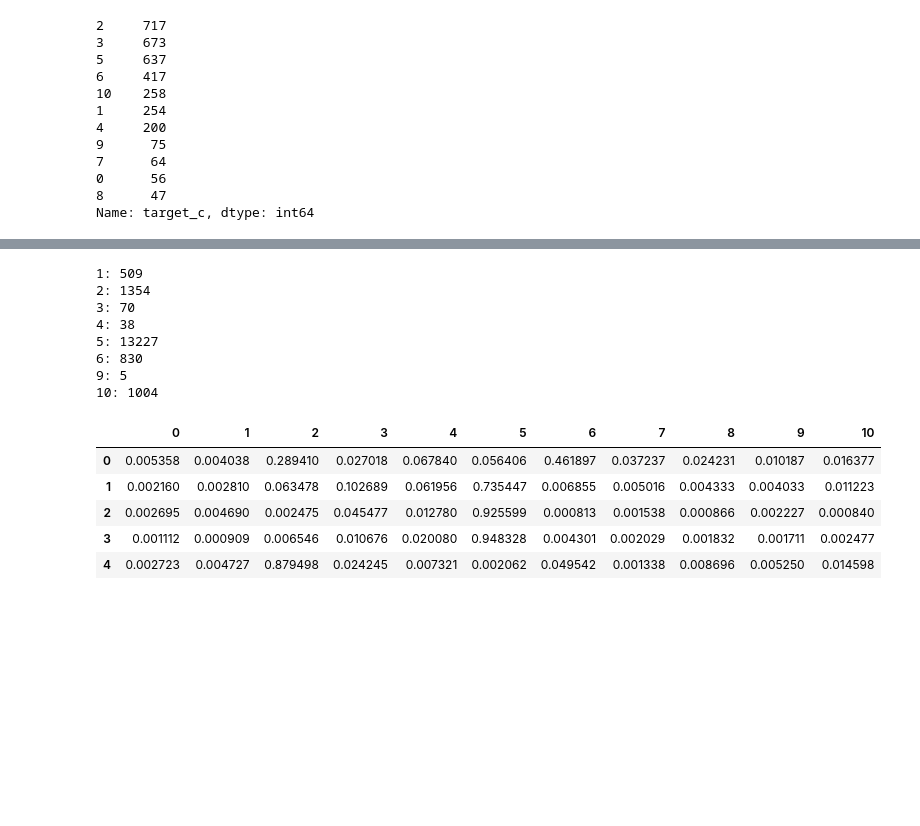
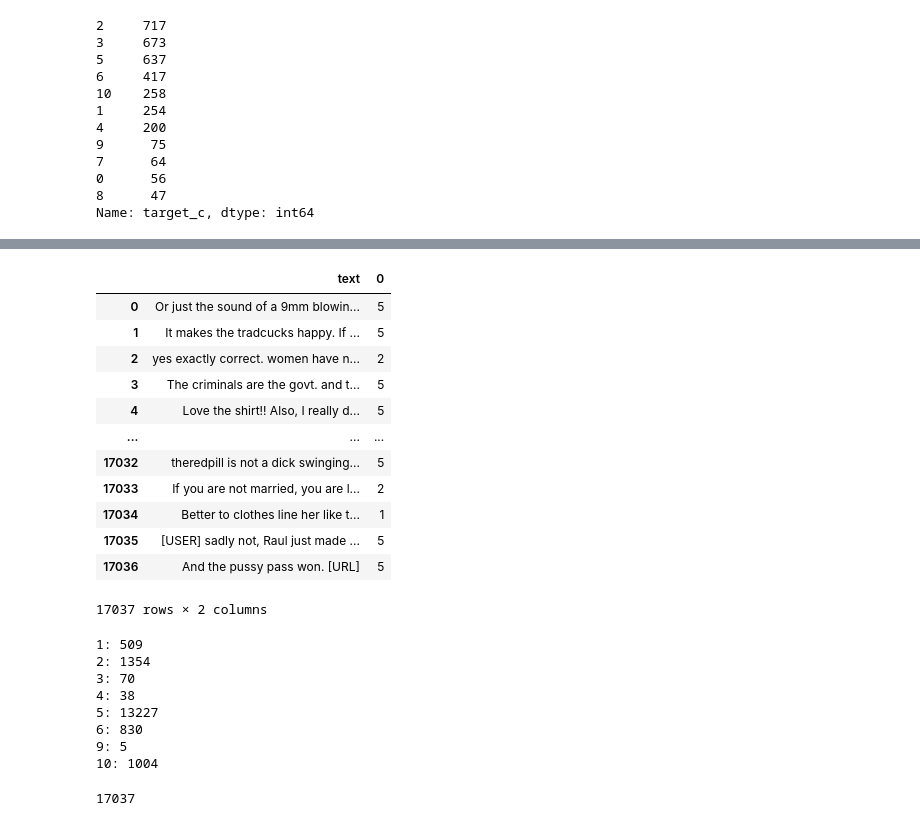
Before and after one commit to AxelBogos/SemEval-Edos, a Jupyter notebook: notebooks/5_ab_final-report-plots-data-aug.ipynb, the cells around one changed output, grey strips where cells are left out. Saved outputs shown, nothing was run; the diff lists cells and outputs as text; code cells hidden in the pictures; blank space fills up the shorter version.

```diff
--- a/notebooks/5_ab_final-report-plots-data-aug.ipynb
+++ b/notebooks/5_ab_final-report-plots-data-aug.ipynb
@@ -403,13 +417,32 @@ train_task_c['target_c'].value_counts()
 # %%
 import numpy as np
 probs = np.array(train_self_training_FULL).copy()
 
 # Set a confidence threshold for pseudo-labeling
 confidence_threshold = 0.8
 
 # Get the most confident predictions and their indices
 most_confident_indices = np.where(probs.max(axis=1) > confidence_threshold)[0]
-most_confident_preds = probs.argmax(axis=1)[most_confident_indices]
+most_confident_preds = pd.DataFrame(probs.argmax(axis=1)[most_confident_indices])
+
+text_task_c = unlabeled_task_text.iloc[most_confident_indices].reset_index(drop=True)
+
+final_task_c = pd.concat([text_task_c, most_confident_preds],axis=1)
+final_task_c
+# %% [output]
+|  | text | 0 |
+| 0 | Or just the sound of a 9mm blowin... | 5 |
+| 1 | It makes the tradcucks happy. If ... | 5 |
+| 2 | yes exactly correct. women have n... | 2 |
+| 3 | The criminals are the govt. and t... | 5 |
+| 4 | Love the shirt!! Also, I really d... | 5 |
+| ... | ... | ... |
+| 17032 | theredpill is not a dick swinging... | 5 |
+| 17033 | If you are not married, you are l... | 2 |
+| 17034 | Better to clothes line her like t... | 1 |
+| 17035 | [USER] sadly not, Raul just made ... | 5 |
+| 17036 | And the pussy pass won. [URL] | 5 |
+17037 rows × 2 columns
 # %%
 unique_values, counts = np.unique(most_confident_preds, return_counts=True)
 
@@ -424,12 +457,3 @@ for value, count in zip(unique_values, counts):
 6: 830
 9: 5
 10: 1004
-# %%
-train_self_training_FULL.head()
-# %% [output]
-|  | 0 | 1 | 2 | 3 | 4 | 5 | 6 | 7 | 8 | 9 | 10 |
-| 0 | 0.005358 | 0.004038 | 0.289410 | 0.027018 | 0.067840 | 0.056406 | 0.461897 | 0.037237 | 0.024231 | 0.010187 | 0.016377 |
-| 1 | 0.002160 | 0.002810 | 0.063478 | 0.102689 | 0.061956 | 0.735447 | 0.006855 | 0.005016 | 0.004333 | 0.004033 | 0.011223 |
-| 2 | 0.002695 | 0.004690 | 0.002475 | 0.045477 | 0.012780 | 0.925599 | 0.000813 | 0.001538 | 0.000866 | 0.002227 | 0.000840 |
-| 3 | 0.001112 | 0.000909 | 0.006546 | 0.010676 | 0.020080 | 0.948328 | 0.004301 | 0.002029 | 0.001832 | 0.001711 | 0.002477 |
-| 4 | 0.002723 | 0.004727 | 0.879498 | 0.024245 | 0.007321 | 0.002062 | 0.049542 | 0.001338 | 0.008696 | 0.005250 | 0.014598 |
@@ -492,0 +460,4 @@ plt.subplots_adjust(left=0.1, right=0.9, bottom=0.1, top=0.9)
+# %%
+len(most_confident_preds)
+# %% [output]
+17037
```
Also changed, not shown: parts of 7 cells of this notebook, 1 other file.
